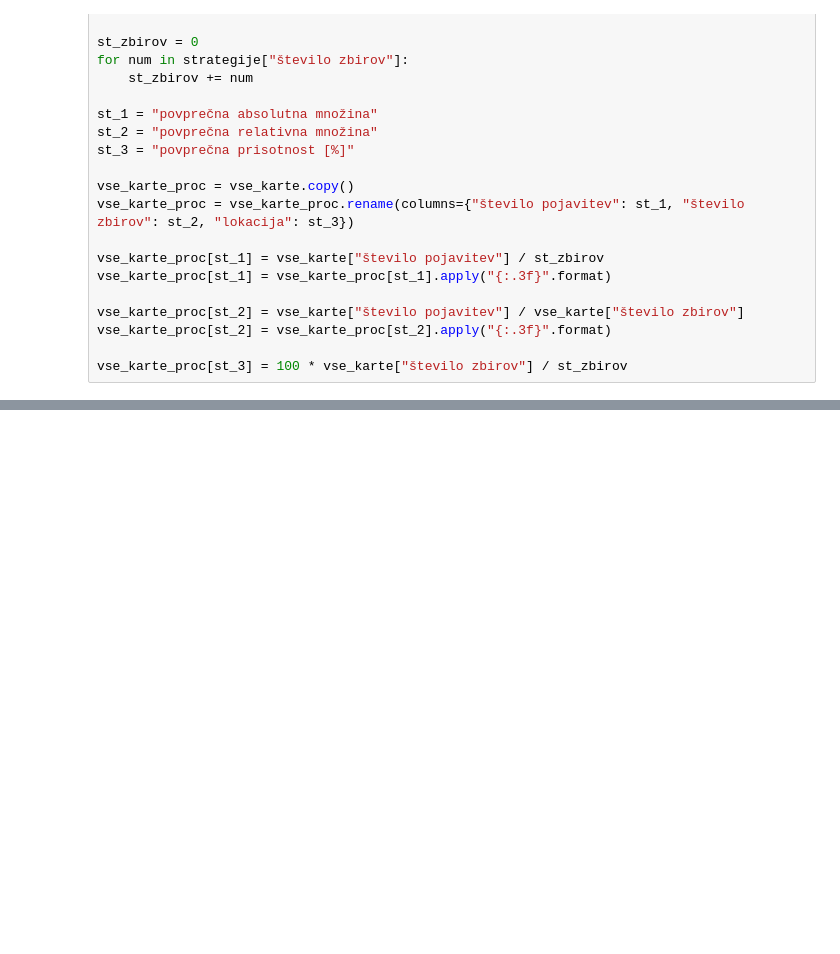
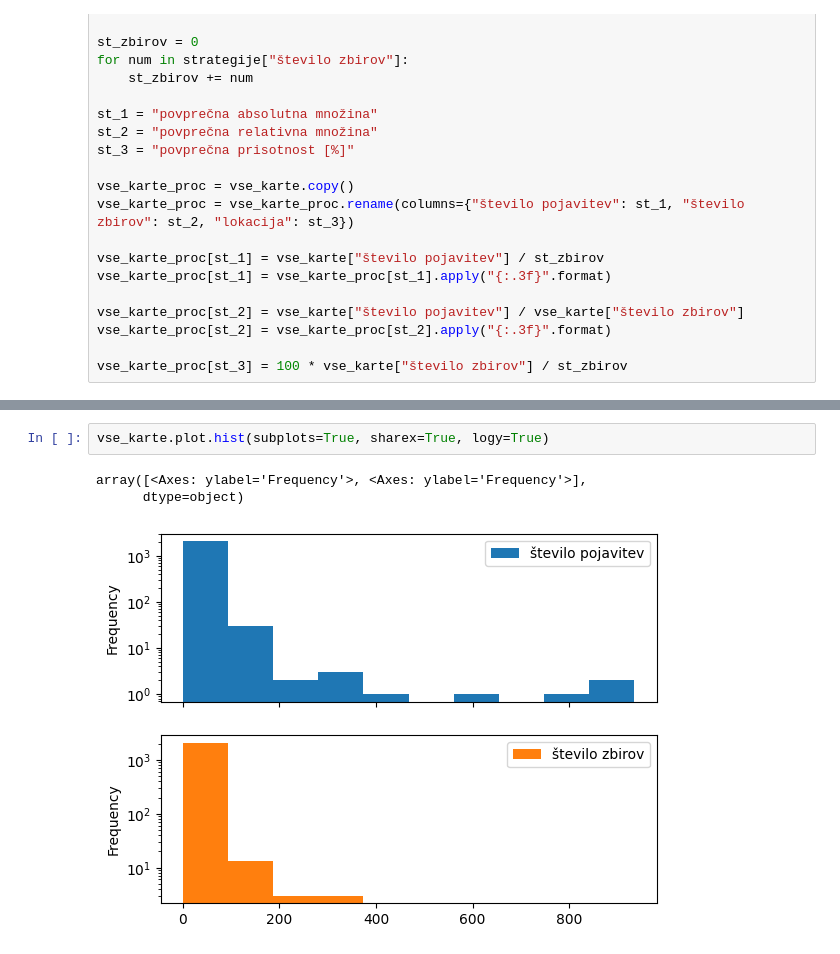
Before and after one commit to MatevzJausovec/Uvod-v-programiranje---Projektna-naloga, a Jupyter notebook: predstavitev.ipynb, the cells around one changed output, grey strips where cells are left out. Drawn from its saved outputs; the diff is of its cells as text; blank space fills up the shorter version.

```diff
--- a/predstavitev.ipynb
+++ b/predstavitev.ipynb
@@ -217,3 +243,9 @@ vse_karte3["število zbirov"].plot.bar(rot=90,color=colors)
+# %%
+vse_karte.plot.hist(subplots=True, sharex=True, logy=True)
+# %% [output]
+array([<Axes: ylabel='Frequency'>, <Axes: ylabel='Frequency'>],
+      dtype=object)
+[figure, added]
 # %%
 # vse_karte = vse_karte.sort_values(by="število zbirov", ascending=False)
 vse_karte.sort_values(by="število pojavitev", ascending=False).head(30).style.hide(axis="index")
```
Also changed, not shown: parts of 22 cells of this notebook, 1 other file.
